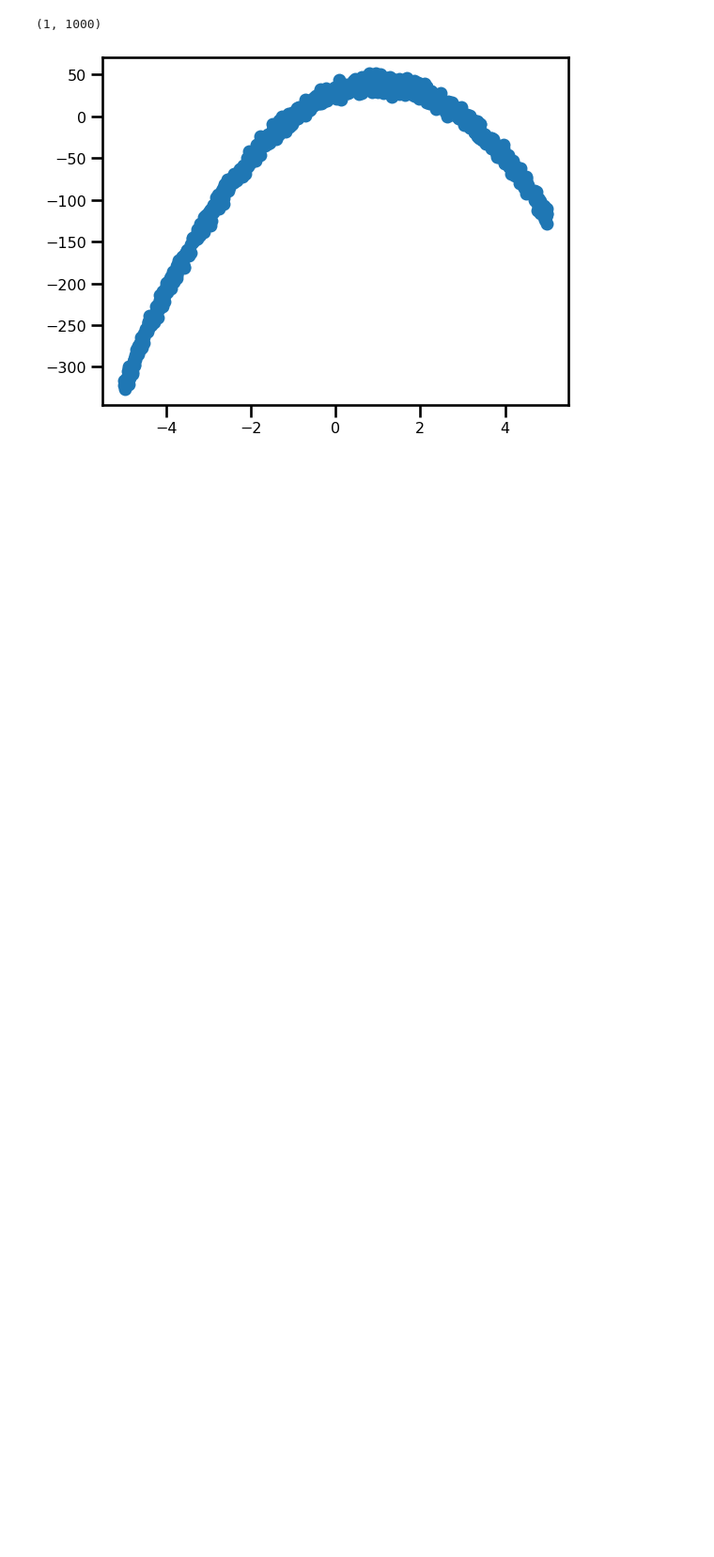
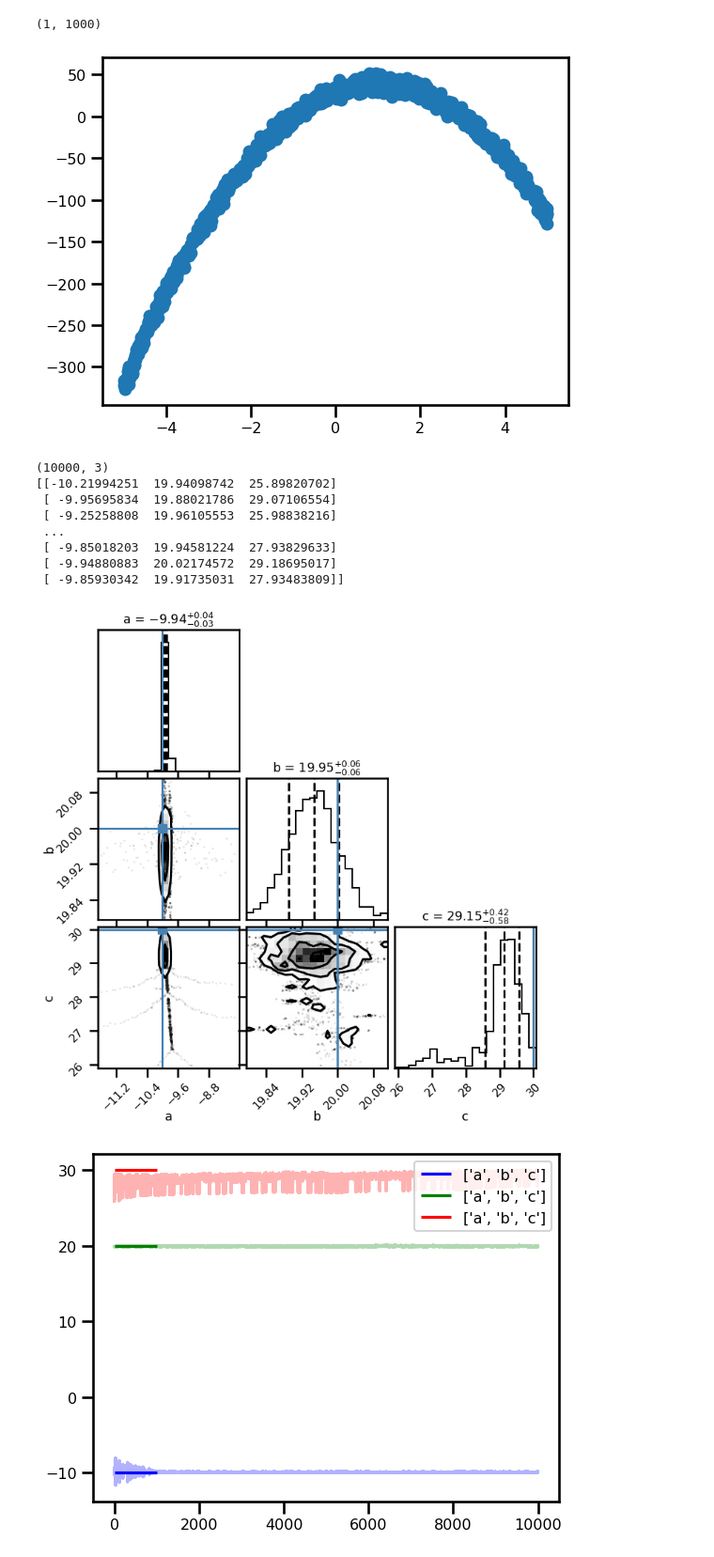
Before and after one commit to sidharth-red/MCMC, a Jupyter notebook: PTMCMC_quadratic.ipynb, the cells around one changed output. Shown at 94% size. Saved outputs shown, nothing was run; the diff lists cells and outputs as text; code cells hidden in the pictures; blank space fills up the shorter version.

```diff
--- a/PTMCMC_quadratic.ipynb
+++ b/PTMCMC_quadratic.ipynb
@@ -176,16 +176,34 @@ remc = tfp.mcmc.ReplicaExchangeMC(
 # %%
 samples, kernel_results = run_chain(remc, initial_state)
 print(samples.numpy().shape)
 print(samples.numpy())
 # print("Acceptance rate:", kernel_results.is_accepted.numpy().mean())
 fig = corner.corner(samples.numpy(),
                     show_titles=True,
                     labels=parameter_labels,
                     plot_datapoints=True,
                     quantiles=[0.16, 0.5, 0.84],
                     truths=true_theta)
 plt.show()
+
+colors = ['b', 'g', 'r']
+for i in range(3):
+  plt.plot(samples[:, i], c=colors[i], alpha=.3)
+  plt.hlines(true_theta[i], 0, 1000, zorder=4, color=colors[i], label=parameter_labels)
+plt.legend(loc='upper right')
+plt.show()
 # print("Acceptance rate:", kernel_results.is_accepted.numpy().mean())
+# %% [output]
+(10000, 3)
+[[-10.21994251  19.94098742  25.89820702]
+ [ -9.95695834  19.88021786  29.07106554]
+ [ -9.25258808  19.96105553  25.98838216]
+ ...
+ [ -9.85018203  19.94581224  27.93829633]
+ [ -9.94880883  20.02174572  29.18695017]
+ [ -9.85930342  19.91735031  27.93483809]]
+[figure, added]
+[figure, added]
 # %%
 # j = 0.1
 # for i in range(2, 10):
```
